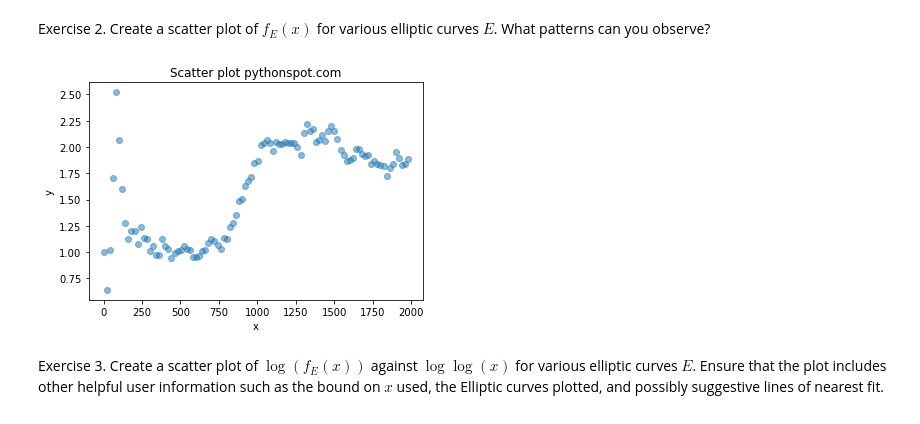
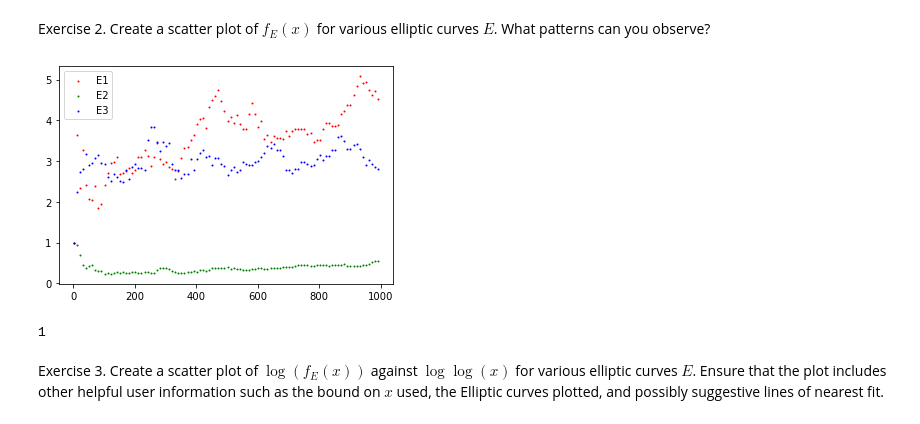
Before and after one commit to Milan314/computational_nt, a Jupyter notebook: case_studies/bsd_experiments/day_2_exercises.ipynb, the cells around one changed output. Cells and saved outputs as stored; diff of their text form; code cells hidden in the pictures.

```diff
--- a/case_studies/bsd_experiments/day_2_exercises.ipynb
+++ b/case_studies/bsd_experiments/day_2_exercises.ipynb
@@ -6,6 +6,19 @@ Exercise 1. Using your function from Exercise 2 on Sheet 1, write a function whi
 $$f_E(x) = \prod_{p \leq x}\frac{N_p(E)}{p}$$
 
 for a given elliptic curve $E/\mathbb{Q}$ and input $x \in \mathbb{R}$.
+# %%
+#auxiliary function which uses all primes
+def emodp(E,p):
+    return E.Np(p)
+
+#poor mans L function over all primes (including bad reduction):
+def pml(E,x):
+    prod=1
+    for p in Primes():
+        if p<=x:
+            prod=prod*emodp(E, p)/p
+        else:
+            return prod
 # %%
     #auxiliary function which only uses primes of good reduction:
     def Emodp(curvedata,prime):
@@ -62,29 +79,35 @@ for a given elliptic curve $E/\mathbb{Q}$ and input $x \in \mathbb{R}$.
 # %% [markdown]
 Exercise 2. Create a scatter plot of $f_E(x)$ for various elliptic curves $E$. What patterns can you observe?
-# %%
-# dummy scatter plot of two points I copied from somewhere:
-import matplotlib.pyplot as plt
-#s = scatter_plot([[0,1],[2,4],[3.2,6]])
-s=scatter_plot([(0, 0), (50, 50)], markersize=100, facecolor='green', xmax=10000)
-s
-
-
-# Scatter plot of poor man's L-function:
-import numpy as np
-import matplotlib.pyplot as plt
-I = range(1,2000,20)
-#x
-x = I
-#L-function
-y = [poormansLfunctiononlygood([76,123],i) for i in I]
-
-#Plot
-plt.scatter(x, y, alpha=0.5)
-plt.title('Scatter plot pythonspot.com')
-plt.xlabel('x')
-plt.ylabel('y')
-plt.show()
-# %% [output]
-[figure, removed]
+# %%
+import matplotlib.pyplot as plt
+
+E1 = EllipticCurve([1,2,3,4,5])
+E2 = EllipticCurve([3,4,5,6,7])
+E3 = EllipticCurve([5,6,7,8,9])
+
+# E elliptic curve, B boundary, lab label
+def elliptic_scatter_plot(E, B, step = 10, col = "red", label = "Milan is king, Janne ist auch cool"):
+    x = []
+    y = []
+    for i in range(1,B,step):
+        x.append(i)
+        y.append(pml(E,i))
+
+    plt.scatter(x,y, c = col, s = 1, label = label)
+
+
+elliptic_scatter_plot(E1, 1000, 10, "red", 'E1')
+elliptic_scatter_plot(E2, 1000, 10, "green", 'E2')
+elliptic_scatter_plot(E3, 1000, 10, "blue", 'E3')
+
+plt.legend(loc = 'upper left')
+plt.show()
+# %% [output]
+[figure, added]
+# %%
+E=EllipticCurve([76,123])
+E.rank()
+# %% [output]
+1
 # %% [markdown]
 Exercise 3. Create a scatter plot of $\log(f_E(x))$ against $\log\log(x)$ for various elliptic curves $E$. Ensure that the plot includes other helpful user information such as the bound on $x$ used, the Elliptic curves plotted, and possibly suggestive lines of nearest fit.
```
Also changed, not shown: parts of 16 cells of this notebook.
